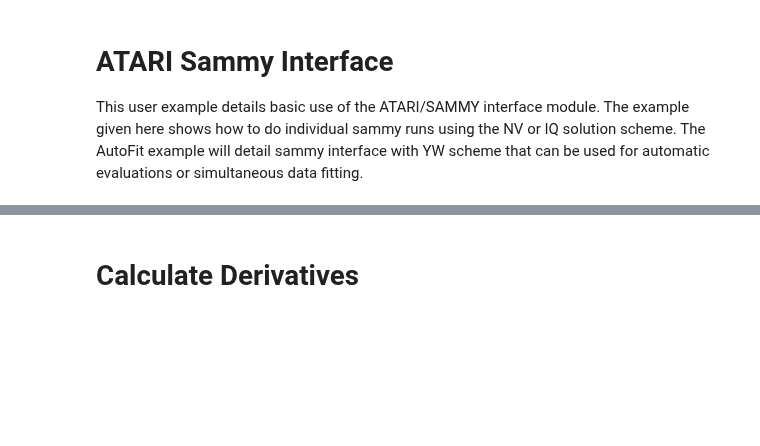
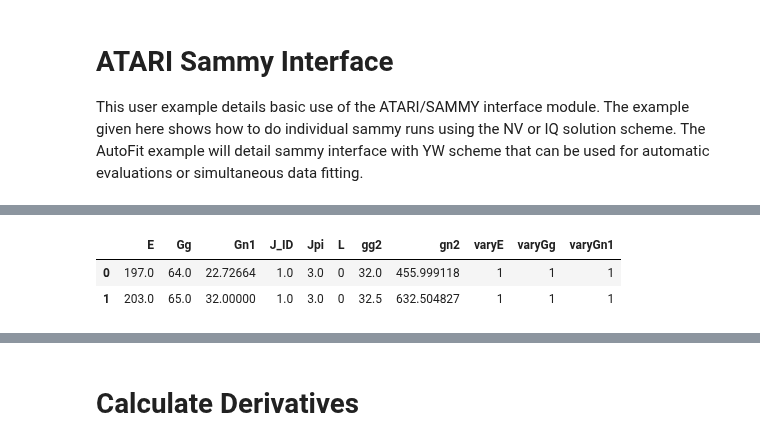
Before and after one commit to Naww137/ATARI, a Jupyter notebook: examples/Sammy_derivatives.ipynb, the cells around one changed output, grey strips where cells are left out. Cells and saved outputs as stored; diff of their text form; code cells hidden in the pictures; blank space fills up the shorter version.

```diff
--- a/examples/Sammy_derivatives.ipynb
+++ b/examples/Sammy_derivatives.ipynb
@@ -54,0 +30,49 @@ exp_model_T.template = os.path.realpath('template_T.inp')
+# %%
+### setup the reaction model and sample a resonance
+Ta181 = Particle(Z=73, A=181, I=3.5, mass=180.94803, name='Ta181')
+Ta_pair = Particle_Pair(isotope = "Ta181",
+                        resonance_ladder = pd.DataFrame(),
+                        formalism = "XCT",
+                        energy_range = [175,225],
+                        ac = 0.8127,
+                        target=Ta181,
+                        projectile=Neutron,
+                        l_max = 1)
+Ta_pair.add_spin_group(Jpi='3.0',
+                       J_ID=1,
+                       D=9.0030,
+                       gn2_avg=452.56615,
+                       gn2_dof=1,
+                       gg2_avg=32.0,
+                       gg2_dof=1000)
+# Ta_pair.resonance_ladder = pd.DataFrame({'E':[197.0, 203.0], 'Gg':[64.0, 65.0], 'Gn1':[22.7266399211, 32.0], 'J_ID':[1.0, 1.0], 'gg2':[32.0, 32.5], 'gn2':[19.91346506, 28.0389395059], 'Jpi':[3.0, 3.0], 'L':[0, 0]})
+Ta_pair.resonance_ladder = pd.DataFrame({'E':[197.0, 203.0], 'Gg':[64.0, 65.0], 'Gn1':[22.7266399211, 32.0], 'J_ID':[1.0, 1.0], 'Jpi':[3.0, 3.0], 'L':[0, 0]})
+Ta_pair.expand_ladder()
+Ta_pair.resonance_ladder[["varyE", "varyGg", "varyGn1"]] = 1
+# Ta_pair.resonance_ladder[["varyE", "varyGg", "varyGn1"]] = 0
+# Ta_pair.resonance_ladder[["varyGn1","varyGg"]] = 1
+# Ta_pair.resonance_ladder[["varyGg"]] = 1
+# Ta_pair.resonance_ladder[["varyE"]] = 1
+
+# setup experimental transmission model
+# exp_model_T = Experimental_Model(energy_range=Ta_pair.energy_range, energy_grid=[199,201])
+exp_model_T = Experimental_Model(energy_range=Ta_pair.energy_range)
+
+
+# calculate experimentally corrected transmission or capture yield with sammy
+rto = sammy_classes.SammyRunTimeOptions(sammypath,
+                                        {"Print":             True,
+                                         "bayes":             True,
+                                         "derivatives":       False,
+                                         "bayes_scheme":      'NV',
+                                         "iterations":        1,
+                                         "use_least_squares": True,
+                                         "keep_runDIR":       True,
+                                         "sammy_runDIR":      "sammy_runDIR_2"
+                                         })
+
+template_creator.make_input_template('template_T.inp', Ta_pair, exp_model_T, rto)
+exp_model_T.template = os.path.realpath('template_T.inp')
+
+Ta_pair.resonance_ladder
+# %% [output]
@@ -55,3 +80,6 @@ exp_model_T.template = os.path.realpath('template_T.inp')
+|  | E | Gg | Gn1 | J_ID | Jpi | L | gg2 | gn2 | varyE | varyGg | varyGn1 |
+| 0 | 197.0 | 64.0 | 22.72664 | 1.0 | 3.0 | 0 | 32.0 | 455.999118 | 1 | 1 | 1 |
+| 1 | 203.0 | 65.0 | 32.00000 | 1.0 | 3.0 | 0 | 32.5 | 632.504827 | 1 | 1 | 1 |
 # %%
 ### Generate syndat from measurement models
 from ATARI.ModelData.measurement_models.transmission_rpi import Transmission_RPI
```
Also changed, not shown: parts of 13 cells of this notebook, 9 other files.
